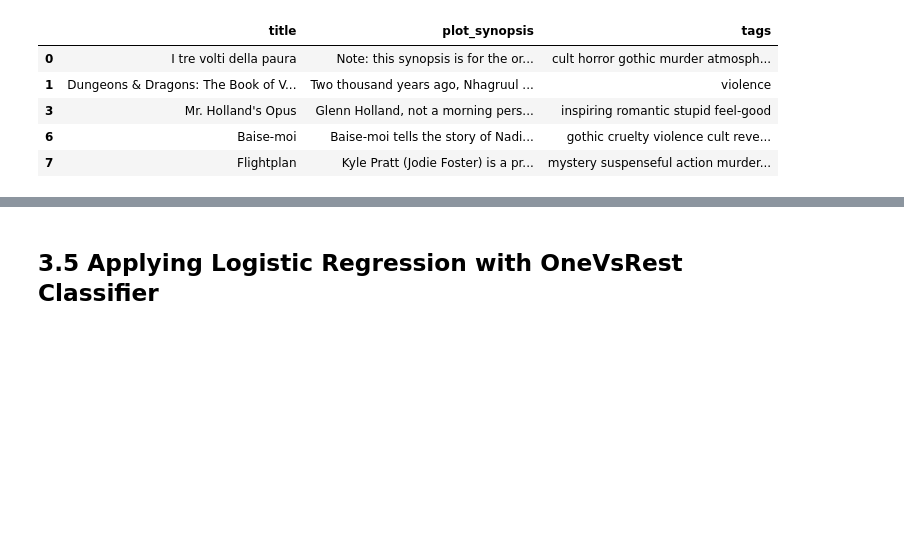
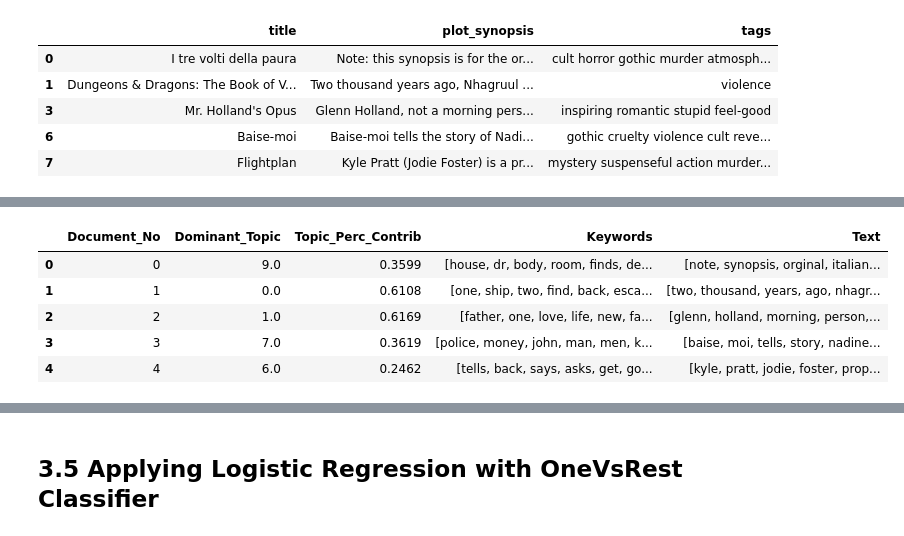
Before and after one commit to theja-vanka/movie-plot-synopses-with-tags, a Jupyter notebook: mpst.ipynb, the cells around one changed output, grey strips where cells are left out. Saved outputs shown, nothing was run; the diff lists cells and outputs as text; code cells hidden in the pictures; blank space fills up the shorter version.

```diff
--- a/mpst.ipynb
+++ b/mpst.ipynb
@@ -303,0 +572,2 @@ Dimensions of val data X: (2349, 11283746) Y: (2349, 71)
+# %%
+df_dominant_train['Keywords'] = df_dominant_train['Keywords'].apply(lambda x : x.split(','))
@@ -303,0 +577,9 @@ Dimensions of val data X: (2349, 11283746) Y: (2349, 71)
+# %%
+df_dominant_train.head()
+# %% [output]
+|  | Document_No | Dominant_Topic | Topic_Perc_Contrib | Keywords | Text |
+| 0 | 0 | 9.0 | 0.3599 | [house, dr, body, room, finds, de... | [note, synopsis, orginal, italian... |
+| 1 | 1 | 0.0 | 0.6108 | [one, ship, two, find, back, esca... | [two, thousand, years, ago, nhagr... |
+| 2 | 2 | 1.0 | 0.6169 | [father, one, love, life, new, fa... | [glenn, holland, morning, person,... |
+| 3 | 3 | 7.0 | 0.3619 | [police, money, john, man, men, k... | [baise, moi, tells, story, nadine... |
+| 4 | 4 | 6.0 | 0.2462 | [tells, back, says, asks, get, go... | [kyle, pratt, jodie, foster, prop... |
```
Also changed, not shown: parts of 95 cells of this notebook.
